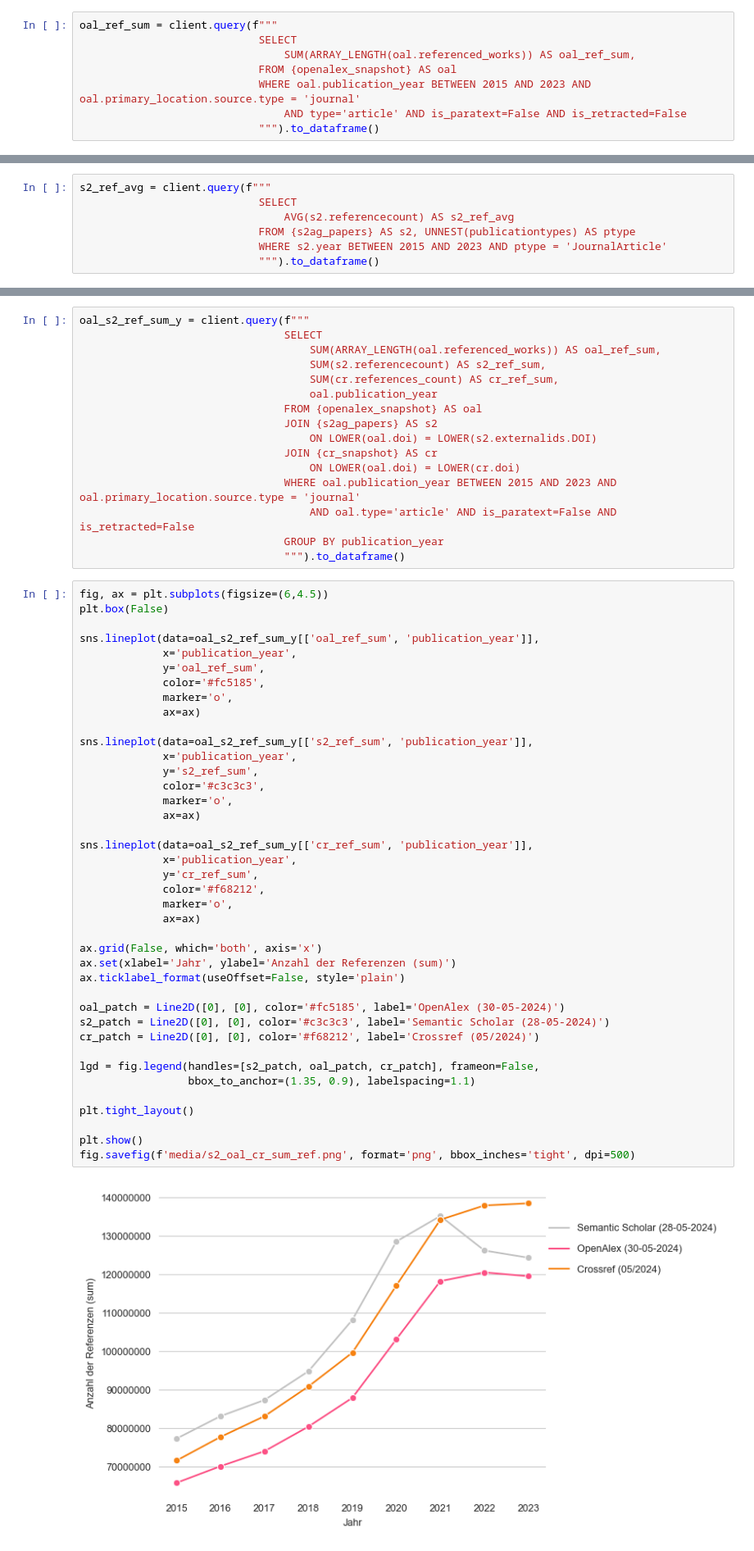
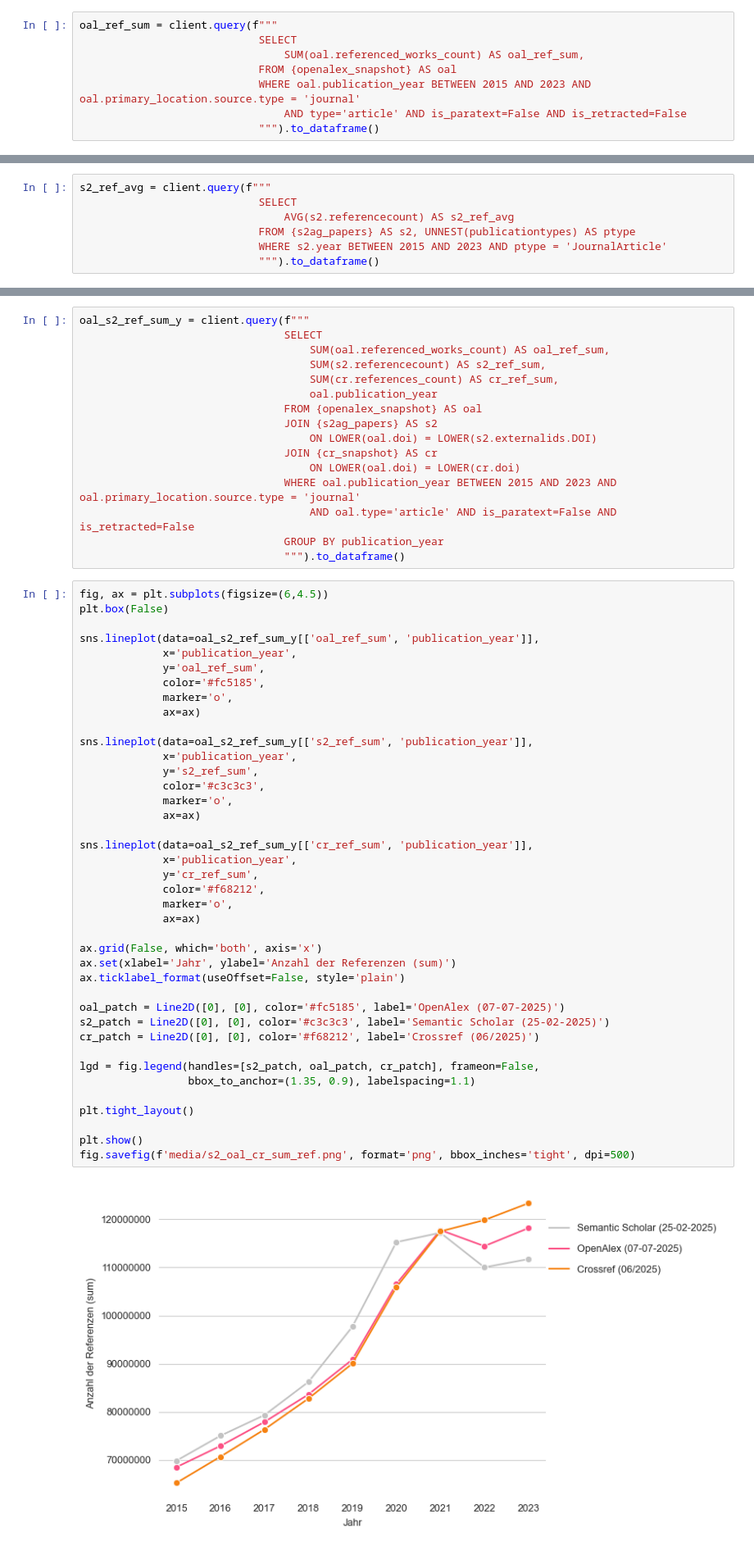
Before and after one commit to naustica/oal_s2_ref, a Jupyter notebook: Codebook.ipynb, the cells around one changed output, grey strips where cells are left out. Shown at 82% size. Drawn from its saved outputs; the diff is of its cells as text.

```diff
--- a/Codebook.ipynb
+++ b/Codebook.ipynb
@@ -185,7 +185,7 @@ oal_s2_ref_avg
 # %%
 oal_ref_sum = client.query(f"""
                             SELECT
-                                SUM(ARRAY_LENGTH(oal.referenced_works)) AS oal_ref_sum,
+                                SUM(oal.referenced_works_count) AS oal_ref_sum,
                             FROM {openalex_snapshot} AS oal
                             WHERE oal.publication_year BETWEEN 2015 AND 2023 AND oal.primary_location.source.type = 'journal'
                                 AND type='article' AND is_paratext=False AND is_retracted=False
@@ -235,7 +235,7 @@ s2_ref_avg
 # %%
 oal_s2_ref_sum_y = client.query(f"""
                                 SELECT
-                                    SUM(ARRAY_LENGTH(oal.referenced_works)) AS oal_ref_sum,
+                                    SUM(oal.referenced_works_count) AS oal_ref_sum,
                                     SUM(s2.referencecount) AS s2_ref_sum,
                                     SUM(cr.references_count) AS cr_ref_sum,
                                     oal.publication_year
@@ -259,37 +259,37 @@ sns.lineplot(data=oal_s2_ref_sum_y[['oal_ref_sum', 'publication_year']],
              marker='o',
              ax=ax)
 
 sns.lineplot(data=oal_s2_ref_sum_y[['s2_ref_sum', 'publication_year']],
              x='publication_year',
              y='s2_ref_sum',
              color='#c3c3c3',
              marker='o',
              ax=ax)
 
 sns.lineplot(data=oal_s2_ref_sum_y[['cr_ref_sum', 'publication_year']],
              x='publication_year',
              y='cr_ref_sum',
              color='#f68212',
              marker='o',
              ax=ax)
 
 ax.grid(False, which='both', axis='x')
 ax.set(xlabel='Jahr', ylabel='Anzahl der Referenzen (sum)')
 ax.ticklabel_format(useOffset=False, style='plain')
 
-oal_patch = Line2D([0], [0], color='#fc5185', label='OpenAlex (30-05-2024)')
-s2_patch = Line2D([0], [0], color='#c3c3c3', label='Semantic Scholar (28-05-2024)')
-cr_patch = Line2D([0], [0], color='#f68212', label='Crossref (05/2024)')
+oal_patch = Line2D([0], [0], color='#fc5185', label='OpenAlex (07-07-2025)')
+s2_patch = Line2D([0], [0], color='#c3c3c3', label='Semantic Scholar (25-02-2025)')
+cr_patch = Line2D([0], [0], color='#f68212', label='Crossref (06/2025)')
 
 lgd = fig.legend(handles=[s2_patch, oal_patch, cr_patch], frameon=False,
                  bbox_to_anchor=(1.35, 0.9), labelspacing=1.1)
 
 plt.tight_layout()
 
 plt.show()
 fig.savefig(f'media/s2_oal_cr_sum_ref.png', format='png', bbox_inches='tight', dpi=500)
 # %% [output]
-[figure, old version]
+[figure, new version]
 # %%
 oal_s2_ref_avg_y = client.query(f"""
                                 SELECT
```
Also changed, not shown: parts of 21 cells of this notebook, 3 other files.
